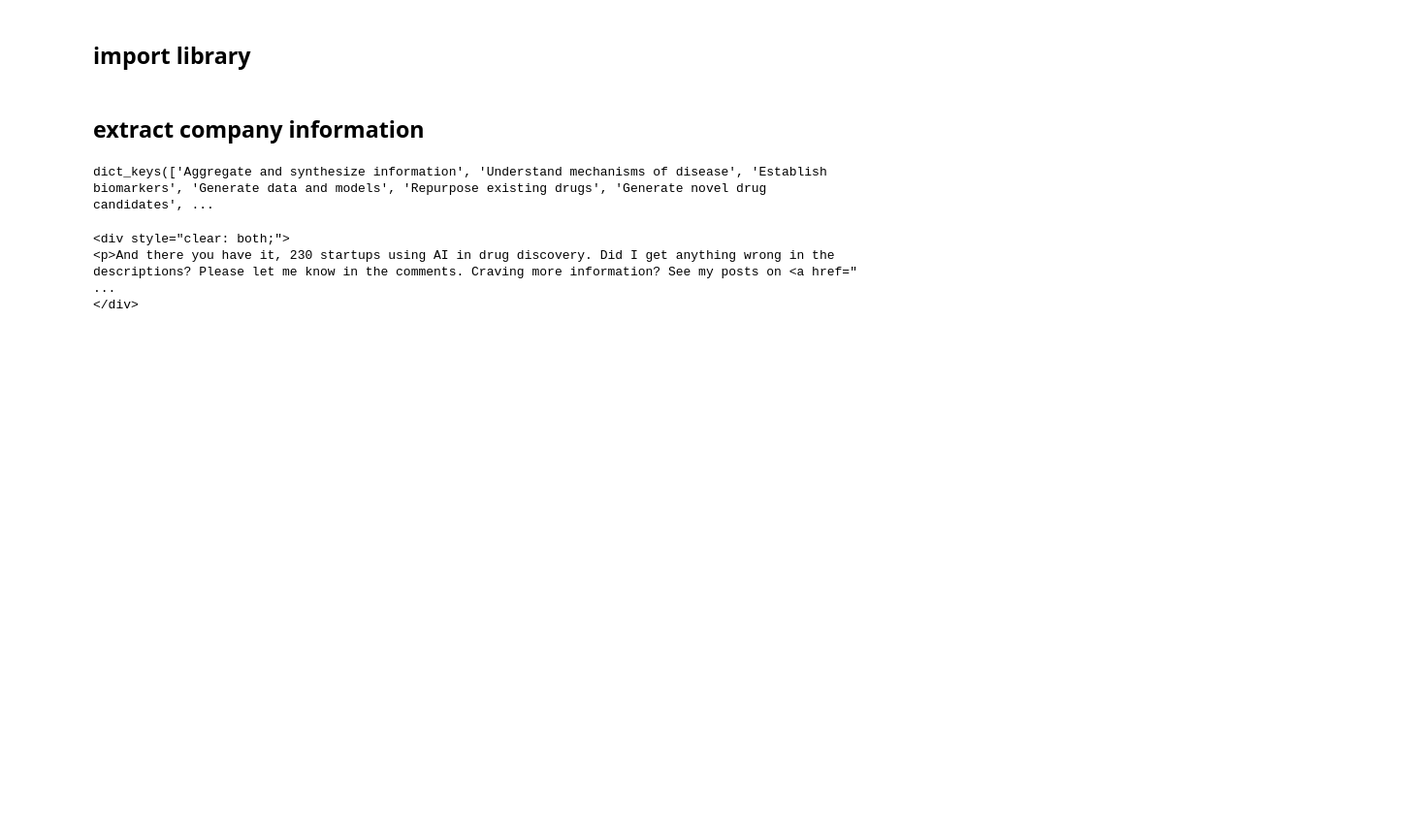
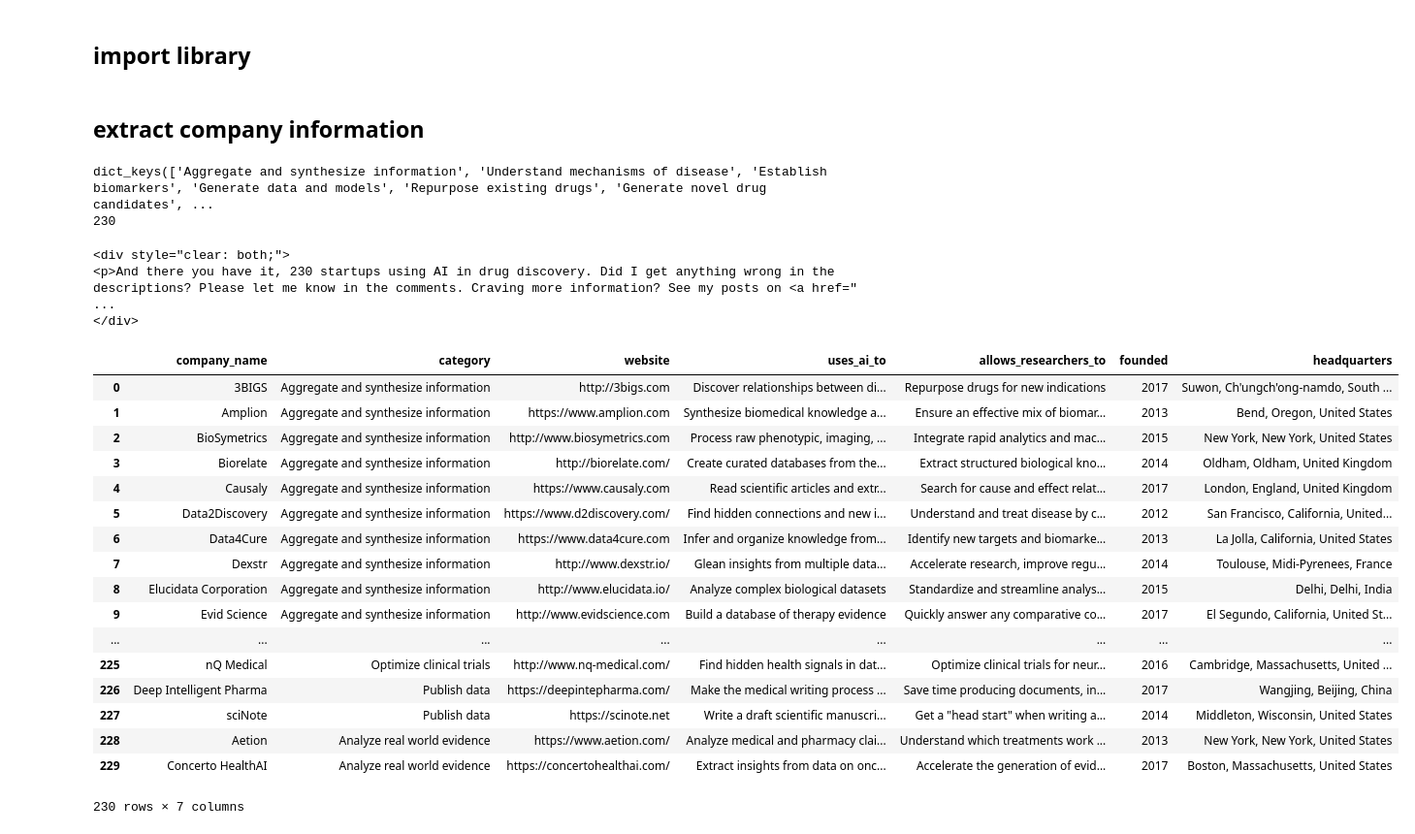
Before and after one commit to haocai1992/AI-drug, a Jupyter notebook: data_preprocessing.ipynb, the cells around one changed output. Shown: that part at 97% size. Cells and saved outputs as stored; diff of their text form; code cells hidden in the pictures; blank space fills up the shorter version.

```diff
--- a/data_preprocessing.ipynb
+++ b/data_preprocessing.ipynb
@@ -17,16 +17,21 @@ soup = BeautifulSoup(response.text, 'html.parser')
 # %%
 # extract groups of companies.
 groups = {}
+urls = {}
 for t in soup.find_all(["h3", "h4"]):
     if t.attrs: # h3
         group_name = t.text
         groups[group_name] = []
     else: # h4
+        url = t.a.get('href')
         groups[group_name].append(t.text)
+        urls[t.text] = url
         # print(group_name, t.text)
 print(groups.keys())
+print(len(urls))
 # %% [output]
 dict_keys(['Aggregate and synthesize information', 'Understand mechanisms of disease', 'Establish biomarkers', 'Generate data and models', 'Repurpose existing drugs', 'Generate novel drug candidates', ...
+230
 # %%
 # extract company information.
 import re
@@ -54,21 +59,43 @@ for t in soup.find_all('div', style='clear: both;'):
 # %%
 # combine company information, and convert to dataframe.
 import pandas as pd
-data = {'company_name':[], 'category':[], 'uses_ai_to':[], 'allows_researchers_to':[], 'founded':[], 'headquarters':[]}
+data = {'company_name':[], 'category':[], 'website':[], 'uses_ai_to':[], 'allows_researchers_to':[], 'founded':[], 'headquarters':[]}
 for g in groups:
     for n in groups[g]:
         name = n
         category = g
+        url = urls[name]
         uses_ai_to = companies[name]['uses_ai_to']
         allows_researchers_to = companies[name]['allows_researchers_to']
         founded = companies[name]['founded']
         headquarters = companies[name]['headquarters']
         data['company_name'].append(name)
         data['category'].append(category)
+        data['website'].append(url)
         data['uses_ai_to'].append(uses_ai_to)
         data['allows_researchers_to'].append(allows_researchers_to)
         data['founded'].append(founded)
         data['headquarters'].append(headquarters)
 
 df = pd.DataFrame(data)
+df
 # df.to_csv('/Users/caihao/VSCode/AI-drug/all_companies.csv', index=False)
+# %% [output]
+|  | company_name | category | website | uses_ai_to | allows_researchers_to | founded | headquarters |
+| 0 | 3BIGS | Aggregate and synthesize information | http://3bigs.com | Discover relationships between di... | Repurpose drugs for new indications | 2017 | Suwon, Ch'ungch'ong-namdo, South ... |
+| 1 | Amplion | Aggregate and synthesize information | https://www.amplion.com | Synthesize biomedical knowledge a... | Ensure an effective mix of biomar... | 2013 | Bend, Oregon, United States |
+| 2 | BioSymetrics | Aggregate and synthesize information | http://www.biosymetrics.com | Process raw phenotypic, imaging, ... | Integrate rapid analytics and mac... | 2015 | New York, New York, United States |
+| 3 | Biorelate | Aggregate and synthesize information | http://biorelate.com/ | Create curated databases from the... | Extract structured biological kno... | 2014 | Oldham, Oldham, United Kingdom |
+| 4 | Causaly | Aggregate and synthesize information | https://www.causaly.com | Read scientific articles and extr... | Search for cause and effect relat... | 2017 | London, England, United Kingdom |
+| 5 | Data2Discovery | Aggregate and synthesize information | https://www.d2discovery.com/ | Find hidden connections and new i... | Understand and treat disease by c... | 2012 | San Francisco, California, United... |
+| 6 | Data4Cure | Aggregate and synthesize information | https://www.data4cure.com | Infer and organize knowledge from... | Identify new targets and biomarke... | 2013 | La Jolla, California, United States |
+| 7 | Dexstr | Aggregate and synthesize information | http://www.dexstr.io/ | Glean insights from multiple data... | Accelerate research, improve regu... | 2014 | Toulouse, Midi-Pyrenees, France |
+| 8 | Elucidata Corporation | Aggregate and synthesize information | http://www.elucidata.io/ | Analyze complex biological datasets | Standardize and streamline analys... | 2015 | Delhi, Delhi, India |
+| 9 | Evid Science | Aggregate and synthesize information | http://www.evidscience.com | Build a database of therapy evidence | Quickly answer any comparative co... | 2017 | El Segundo, California, United St... |
+| ... | ... | ... | ... | ... | ... | ... | ... |
+| 225 | nQ Medical | Optimize clinical trials | http://www.nq-medical.com/ | Find hidden health signals in dat... | Optimize clinical trials for neur... | 2016 | Cambridge, Massachusetts, United ... |
+| 226 | Deep Intelligent Pharma | Publish data | https://deepintepharma.com/ | Make the medical writing process ... | Save time producing documents, in... | 2017 | Wangjing, Beijing, China |
+| 227 | sciNote | Publish data | https://scinote.net | Write a draft scientific manuscri... | Get a "head start" when writing a... | 2014 | Middleton, Wisconsin, United States |
+| 228 | Aetion | Analyze real world evidence | https://www.aetion.com/ | Analyze medical and pharmacy clai... | Understand which treatments work ... | 2013 | New York, New York, United States |
+| 229 | Concerto HealthAI | Analyze real world evidence | https://concertohealthai.com/ | Extract insights from data on onc... | Accelerate the generation of evid... | 2017 | Boston, Massachusetts, United States |
+230 rows × 7 columns
```
Also changed, not shown: 2 other files.
